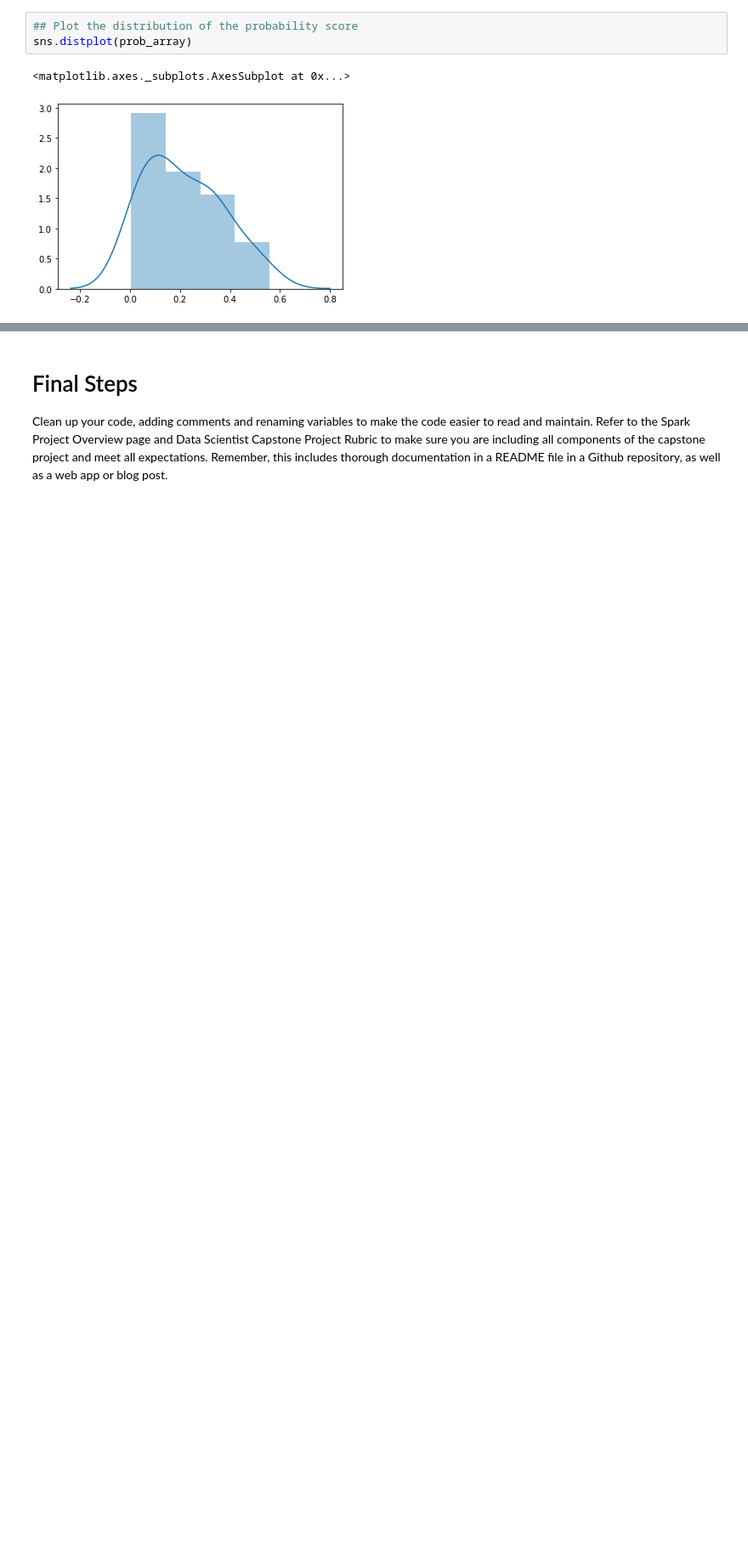
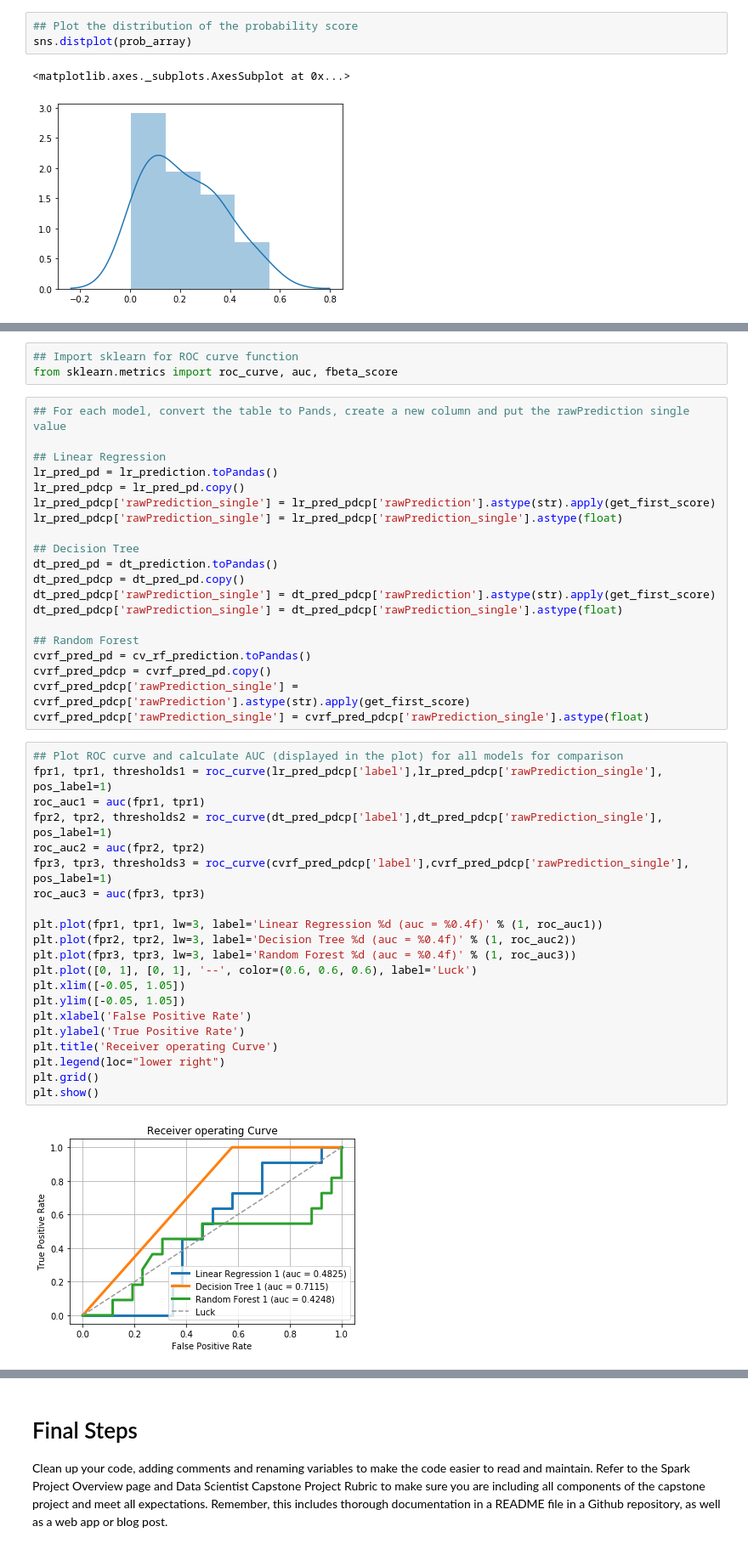
Before and after one commit to bayarealife/DSND-Sparkify-Project, a Jupyter notebook: Sparkify.ipynb, the cells around one changed output, grey strips where cells are left out. Shown at 85% size. Cells and saved outputs as stored; diff of their text form; blank space fills up the shorter version.

Commit message:
Added roc curve and F-2 score in the script

```diff
--- a/Sparkify.ipynb
+++ b/Sparkify.ipynb
@@ -941,0 +977,46 @@ sns.distplot(prob_array)
+# %%
+## Import sklearn for ROC curve function
+from sklearn.metrics import roc_curve, auc, fbeta_score
+# %%
+## For each model, convert the table to Pands, create a new column and put the rawPrediction single value
+
+## Linear Regression
+lr_pred_pd = lr_prediction.toPandas()
+lr_pred_pdcp = lr_pred_pd.copy()
+lr_pred_pdcp['rawPrediction_single'] = lr_pred_pdcp['rawPrediction'].astype(str).apply(get_first_score)
+lr_pred_pdcp['rawPrediction_single'] = lr_pred_pdcp['rawPrediction_single'].astype(float)
+
+## Decision Tree
+dt_pred_pd = dt_prediction.toPandas()
+dt_pred_pdcp = dt_pred_pd.copy()
+dt_pred_pdcp['rawPrediction_single'] = dt_pred_pdcp['rawPrediction'].astype(str).apply(get_first_score)
+dt_pred_pdcp['rawPrediction_single'] = dt_pred_pdcp['rawPrediction_single'].astype(float)
+
+## Random Forest
+cvrf_pred_pd = cv_rf_prediction.toPandas()
+cvrf_pred_pdcp = cvrf_pred_pd.copy()
+cvrf_pred_pdcp['rawPrediction_single'] = cvrf_pred_pdcp['rawPrediction'].astype(str).apply(get_first_score)
+cvrf_pred_pdcp['rawPrediction_single'] = cvrf_pred_pdcp['rawPrediction_single'].astype(float)
+# %%
+## Plot ROC curve and calculate AUC (displayed in the plot) for all models for comparison
+fpr1, tpr1, thresholds1 = roc_curve(lr_pred_pdcp['label'],lr_pred_pdcp['rawPrediction_single'], pos_label=1)
+roc_auc1 = auc(fpr1, tpr1)
+fpr2, tpr2, thresholds2 = roc_curve(dt_pred_pdcp['label'],dt_pred_pdcp['rawPrediction_single'], pos_label=1)
+roc_auc2 = auc(fpr2, tpr2)
+fpr3, tpr3, thresholds3 = roc_curve(cvrf_pred_pdcp['label'],cvrf_pred_pdcp['rawPrediction_single'], pos_label=1)
+roc_auc3 = auc(fpr3, tpr3)
+
+plt.plot(fpr1, tpr1, lw=3, label='Linear Regression %d (auc = %0.4f)' % (1, roc_auc1))
+plt.plot(fpr2, tpr2, lw=3, label='Decision Tree %d (auc = %0.4f)' % (1, roc_auc2))
+plt.plot(fpr3, tpr3, lw=3, label='Random Forest %d (auc = %0.4f)' % (1, roc_auc3))
+plt.plot([0, 1], [0, 1], '--', color=(0.6, 0.6, 0.6), label='Luck')
+plt.xlim([-0.05, 1.05])
+plt.ylim([-0.05, 1.05])
+plt.xlabel('False Positive Rate')
+plt.ylabel('True Positive Rate')
+plt.title('Receiver operating Curve')
+plt.legend(loc="lower right")
+plt.grid()
+plt.show()
+# %% [output]
+[figure, added]
```
Also changed, not shown: parts of 8 cells of this notebook, 1 other file.
